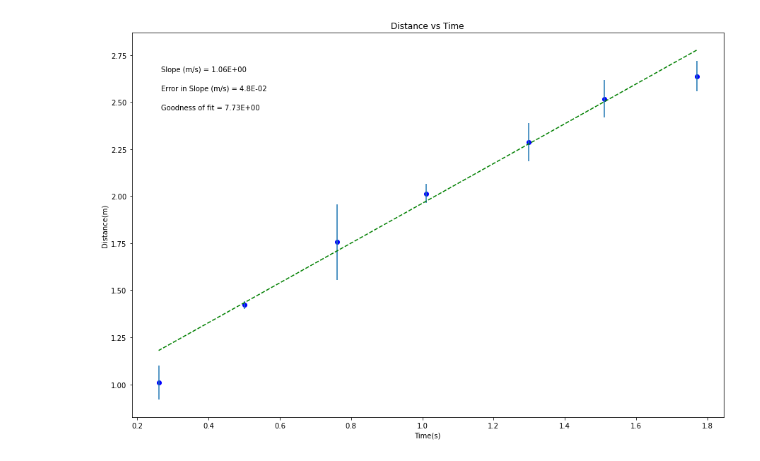
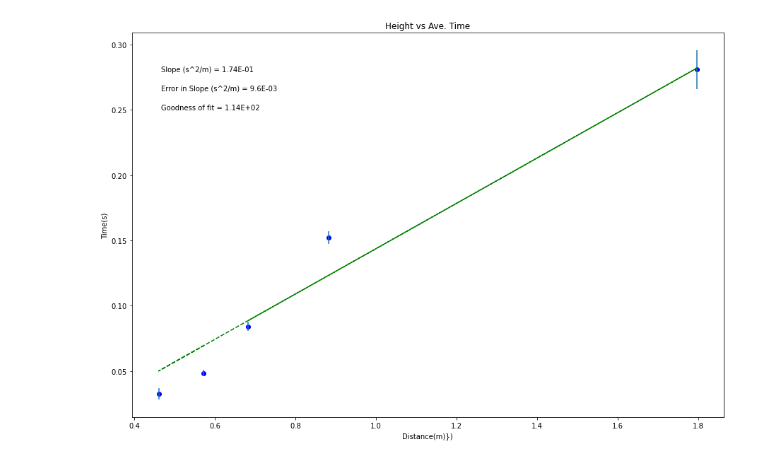
Before and after one commit to Calvin-Nowlen/PysxLab2020, a Jupyter notebook: PHSX216_Plotting1_2020.ipynb, the cells around one changed output. Drawn from its saved outputs; the diff is of its cells as text; code cells hidden in the pictures.

```diff
--- a/PHSX216_Plotting1_2020.ipynb
+++ b/PHSX216_Plotting1_2020.ipynb
@@ -14,22 +14,22 @@ import matplotlib.pyplot as plt
 #-------------------------------------------#
 #Data Section - Create Arrays for data. Perform necessary calculations
 #CHANGE THE VARIABLE NAMES and numbers to match your data
-time = np.array([1.770, 1.510, 1.299, 1.010, 0.760, 0.500, 0.260]) #s
-distance = np.array([2.638, 2.517, 2.287, 2.014, 1.756, 1.421, 1.009]) #m
+distance = np.array([.682, 1.796, .882, .46, .572]) #m
+time = np.array([.0841, .2809, .1521, .0324, .0484]) #s^2
 
 
 #--------------------------------------------#
 #Create arrays for uncertainties
 #CHANGE THE VARIABLE NAME and numbers to match your data
-err_distance = np.array([0.08, 0.1, 0.1, 0.05, 0.2, 0.02, 0.09])
+err_time = np.array([.00348, 0.01484, 0.00507, 0.00432, 0.00264])
 
 
 #--------------------------------------------#
 #Re-assign variables as x, y, dy so that the following code may remain generic
 
-x = time   #this should be the array you want to plot on the x axis
-y = distance
-dy = err_distance  #this should be your error in y array
+x = distance   #this should be the array you want to plot on the x axis
+y = time
+dy = err_time  #this should be your error in y array
 
 #----------------------------------------------#
 #Don't need to change anything in this section!
@@ -54,36 +54,36 @@ db = np.sqrt(1/D*sum(x**2/dy**2)) #error in intercept
 #Calculate the "goodness of fit" from the linear least squares fitting document
 def LLSFD2(x,y,dy):
     N = sum(((y-b-m*x)/dy)**2)
     return N
 
 N = LLSFD2(x,y,dy)
 
 #-----------------------------------------------------------------------#
 #Plot data on graph. Plot error bars and place values for slope, error in slope
 #and goodness of fit on the plot using "annotate"
 
 plt.figure(figsize=(15,10))
 
 plt.plot(x, fit, color='green', linestyle='--')
 plt.scatter(x, y, color='blue', marker='o')
 
 
 #create labels  YOU NEED TO CHANGE THESE!!!
-plt.xlabel('Time(s)')
-plt.ylabel('Distance(m)')
-plt.title('Distance vs Time')
+plt.xlabel('Distance(m)})')
+plt.ylabel('Time(s)')
+plt.title('Height vs Ave. Time')
 
 plt.errorbar(x, y, yerr=dy, xerr=None, fmt="none") #don't need to plot x error bars
 
-plt.annotate('Slope (m/s) = {value:.{digits}E}'.format(value=m, digits=2),
+plt.annotate('Slope (s^2/m) = {value:.{digits}E}'.format(value=m, digits=2),
              (0.05, 0.9), xycoords='axes fraction')
 
-plt.annotate('Error in Slope (m/s) = {value:.{digits}E}'.format(value=dm, digits=1),
+plt.annotate('Error in Slope (s^2/m) = {value:.{digits}E}'.format(value=dm, digits=1),
              (0.05, 0.85), xycoords='axes fraction')
 
 plt.annotate('Goodness of fit = {value:.{digits}E}'.format(value=N, digits=2),
              (0.05, 0.80), xycoords='axes fraction')
 
 plt.show()
 # %% [output]
-[figure, old version]
+[figure, new version]
```
